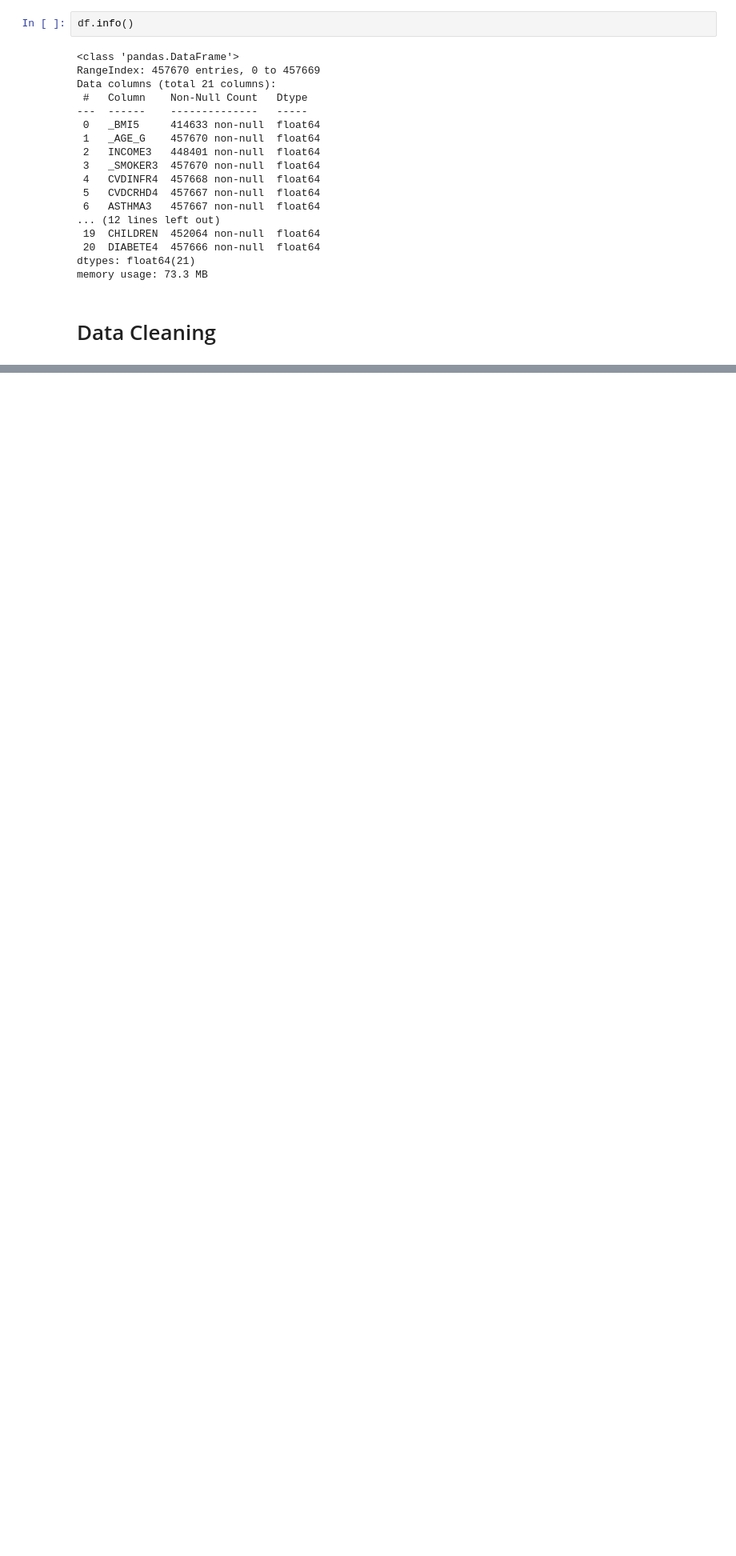
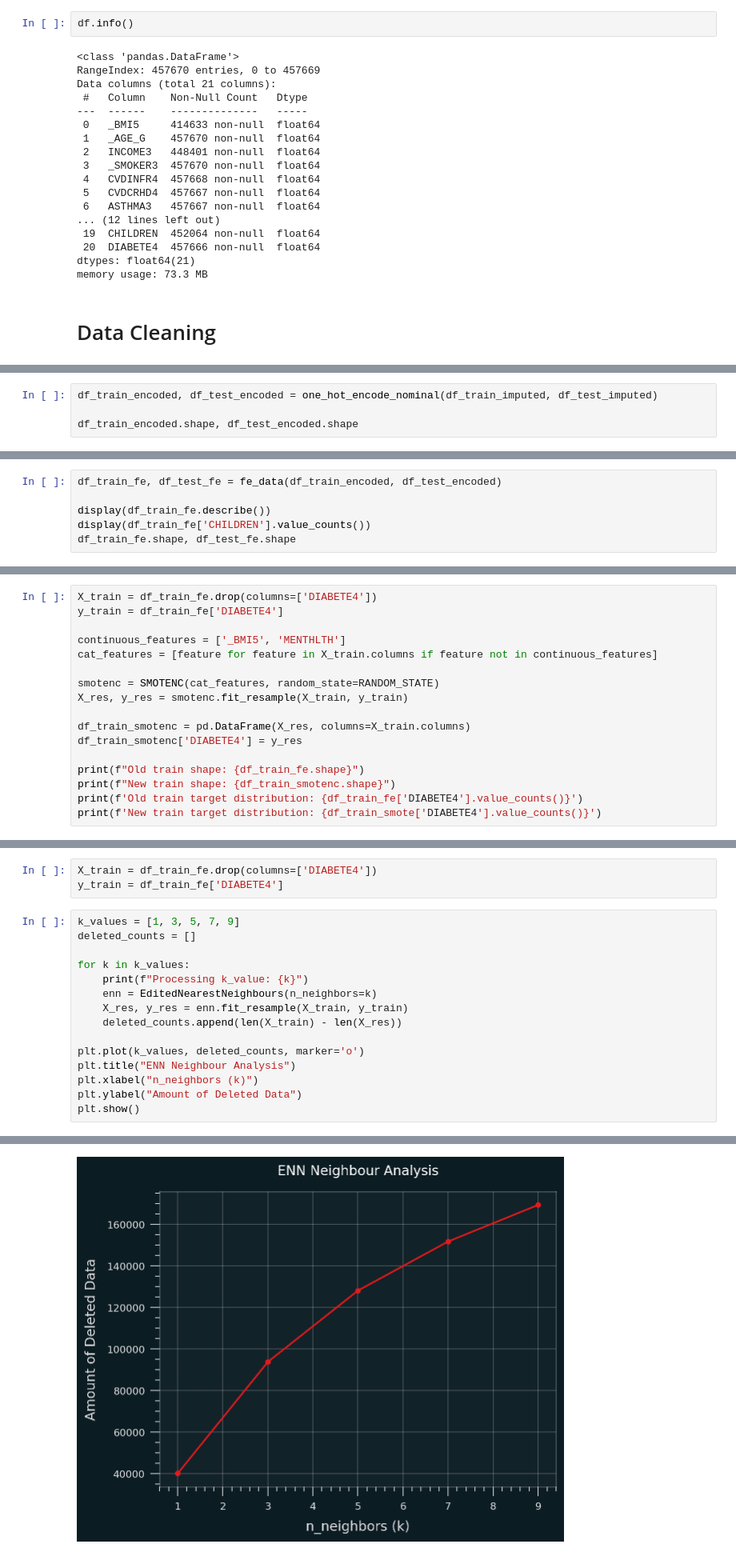
Before and after one commit to yukienjoyer7/Diabetes-Early-Diagnosis-BRFSS-2024, a Jupyter notebook: Modelling_Dion.ipynb, the cells around one changed output, grey strips where cells are left out. Shown at 80% size. Saved outputs shown, nothing was run; the diff lists cells and outputs as text; blank space fills up the shorter version.

```diff
--- a/Modelling_Dion.ipynb
+++ b/Modelling_Dion.ipynb
@@ -96,0 +457,4 @@ From data dictionary, we found out that there is some columns that are encoded w
+# %%
+df_train_encoded, df_test_encoded = one_hot_encode_nominal(df_train_imputed, df_test_imputed)
+
+df_train_encoded.shape, df_test_encoded.shape
@@ -96,0 +488,6 @@ From data dictionary, we found out that there is some columns that are encoded w
+# %%
+df_train_fe, df_test_fe = fe_data(df_train_encoded, df_test_encoded)
+
+display(df_train_fe.describe())
+display(df_train_fe['CHILDREN'].value_counts())
+df_train_fe.shape, df_test_fe.shape
@@ -96,0 +628,17 @@ From data dictionary, we found out that there is some columns that are encoded w
+# %%
+X_train = df_train_fe.drop(columns=['DIABETE4'])
+y_train = df_train_fe['DIABETE4']
+
+continuous_features = ['_BMI5', 'MENTHLTH']
+cat_features = [feature for feature in X_train.columns if feature not in continuous_features]
+
+smotenc = SMOTENC(cat_features, random_state=RANDOM_STATE)
+X_res, y_res = smotenc.fit_resample(X_train, y_train)
+
+df_train_smotenc = pd.DataFrame(X_res, columns=X_train.columns)
+df_train_smotenc['DIABETE4'] = y_res
+
+print(f"Old train shape: {df_train_fe.shape}")
+print(f"New train shape: {df_train_smotenc.shape}")
+print(f'Old train target distribution: {df_train_fe['DIABETE4'].value_counts()}')
+print(f'New train target distribution: {df_train_smote['DIABETE4'].value_counts()}')
@@ -96,0 +673,19 @@ From data dictionary, we found out that there is some columns that are encoded w
+# %%
+X_train = df_train_fe.drop(columns=['DIABETE4'])
+y_train = df_train_fe['DIABETE4']
+# %%
+k_values = [1, 3, 5, 7, 9]
+deleted_counts = []
+
+for k in k_values:
+    print(f"Processing k_value: {k}")
+    enn = EditedNearestNeighbours(n_neighbors=k)
+    X_res, y_res = enn.fit_resample(X_train, y_train)
+    deleted_counts.append(len(X_train) - len(X_res))
+
+plt.plot(k_values, deleted_counts, marker='o')
+plt.title("ENN Neighbour Analysis")
+plt.xlabel("n_neighbors (k)")
+plt.ylabel("Amount of Deleted Data")
+plt.show()
+# %% [output]
@@ -96,0 +697 @@ From data dictionary, we found out that there is some columns that are encoded w
+[figure, added]
```
Also changed, not shown: parts of 48 cells of this notebook.
